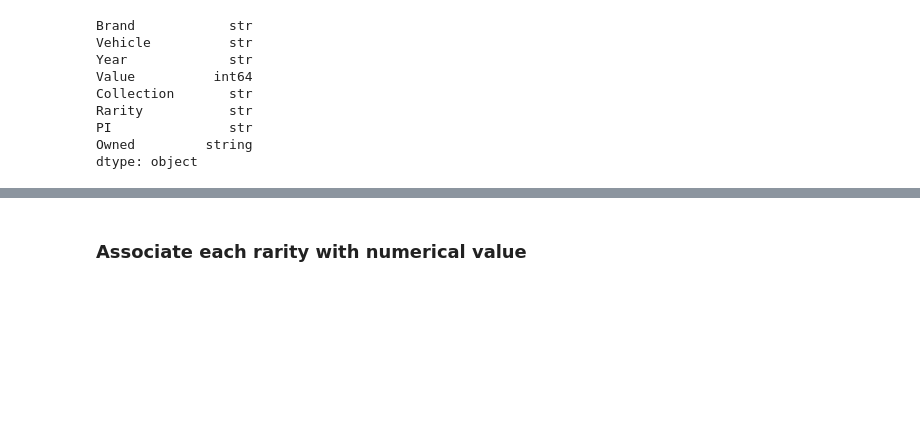
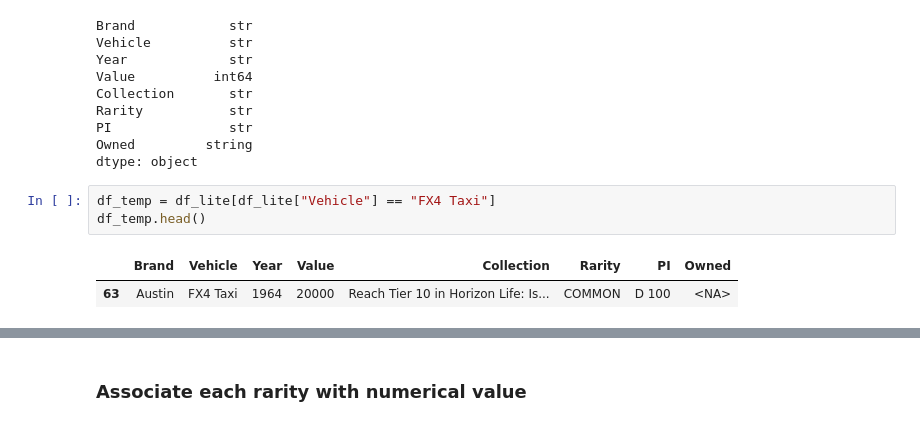
Before and after one commit to iaspidem/fh-cars-list, a Jupyter notebook: fh4-process.ipynb, the cells around one changed output, grey strips where cells are left out. Cells and saved outputs as stored; diff of their text form; blank space fills up the shorter version.

```diff
--- a/fh4-process.ipynb
+++ b/fh4-process.ipynb
@@ -345,5 +346,11 @@ Rarity           str
 PI               str
 Owned         string
 dtype: object
+# %%
+df_temp = df_lite[df_lite["Vehicle"] == "FX4 Taxi"]
+df_temp.head()
+# %% [output]
+|  | Brand | Vehicle | Year | Value | Collection | Rarity | PI | Owned |
+| 63 | Austin | FX4 Taxi | 1964 | 20000 | Reach Tier 10 in Horizon Life: Is... | COMMON | D 100 | <NA> |
 # %%
 df_wheelspin = df_lite.loc[df_lite["Collection"].str.contains("Wheelspin")]
```
Also changed, not shown: parts of 6 cells of this notebook, 2 other files.
